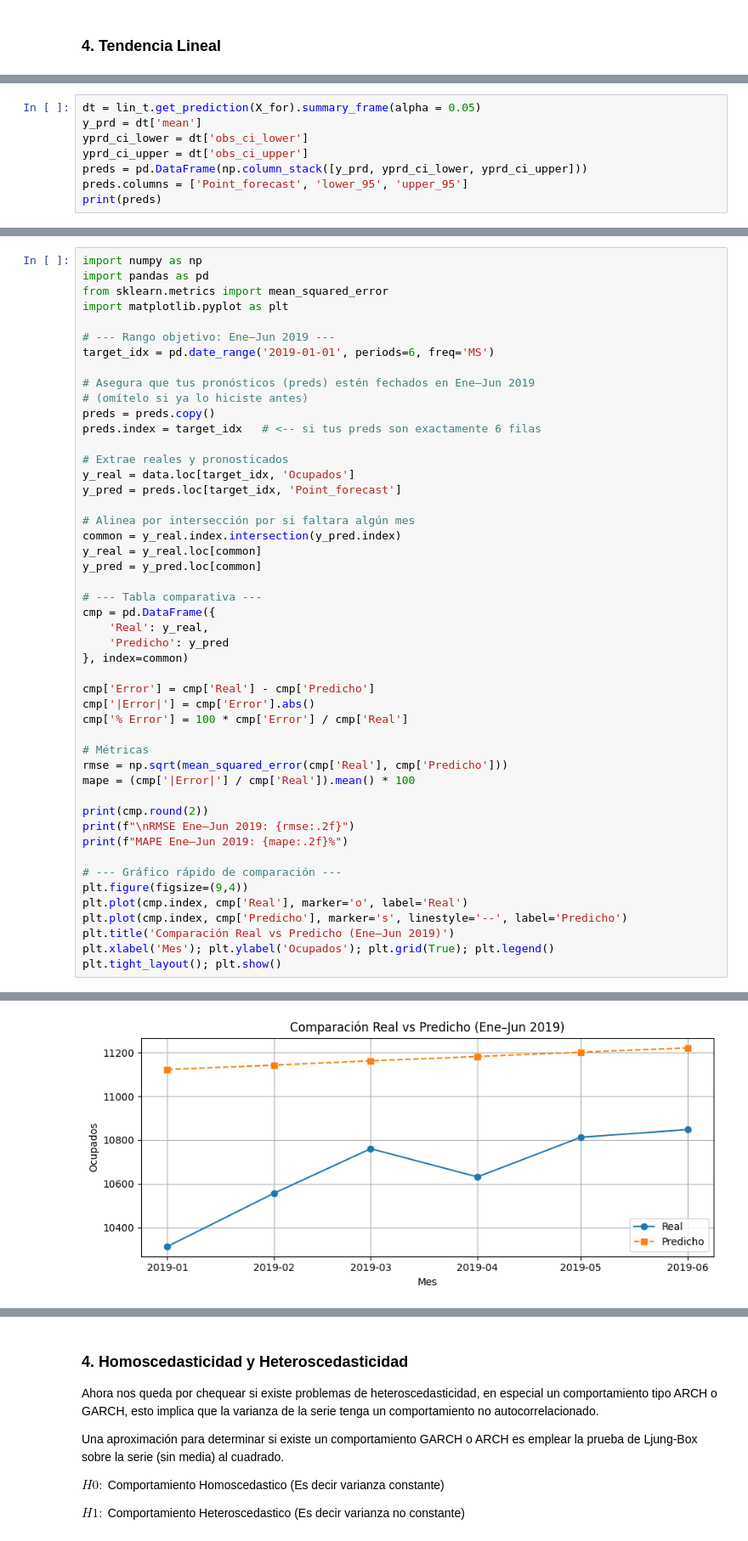
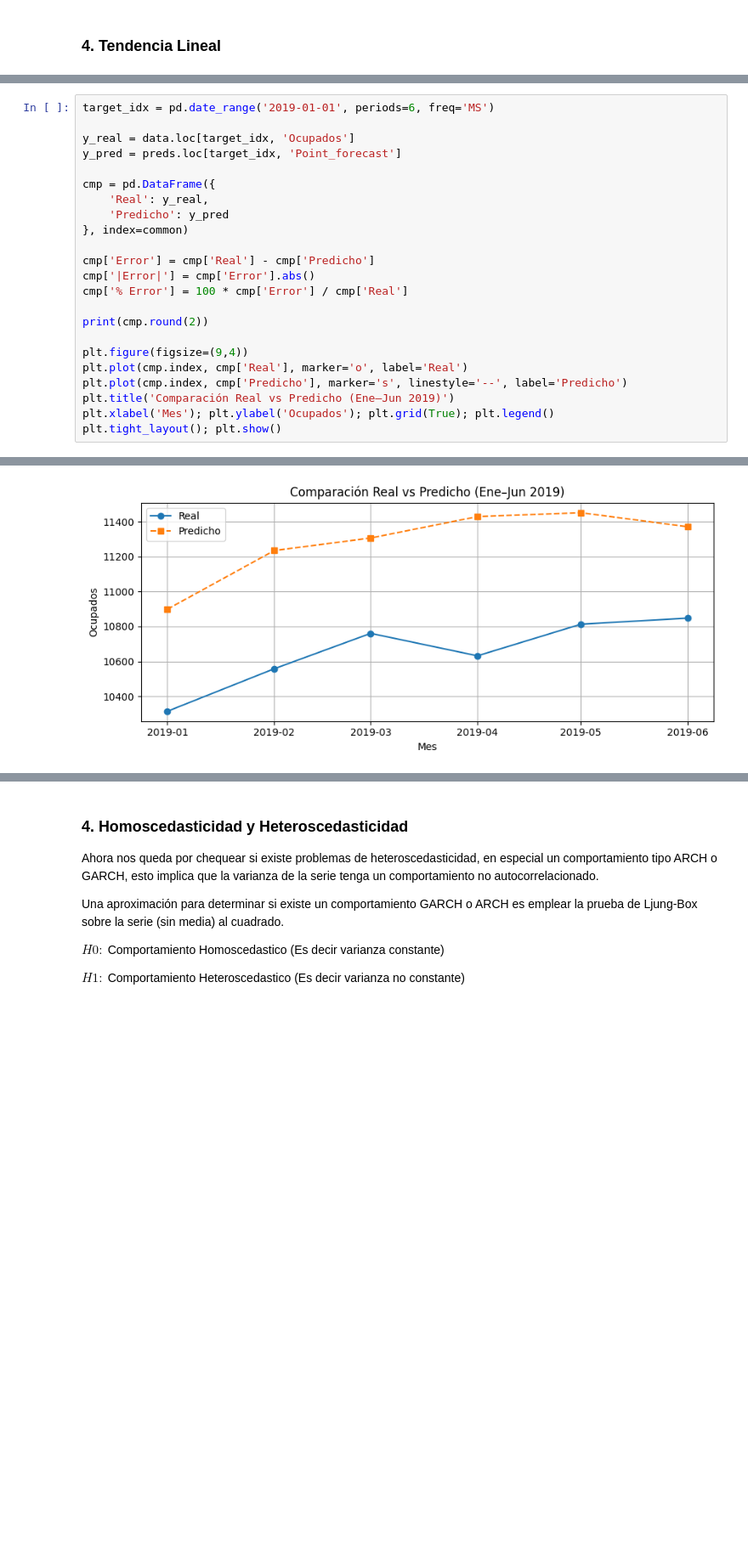
Before and after one commit to JulianEspinosaUrresti/ProyectoI-MIAA-2025, a Jupyter notebook: Taller_2_AAIII.ipynb, the cells around one changed output, grey strips where cells are left out. Shown: that part at 85% size. Drawn from its saved outputs; the diff is of its cells as text; blank space fills up the shorter version.

```diff
--- a/Taller_2_AAIII.ipynb
+++ b/Taller_2_AAIII.ipynb
@@ -183,8 +162,0 @@ X_for= sm.add_constant(x_for)
-# %%
-dt = lin_t.get_prediction(X_for).summary_frame(alpha = 0.05)
-y_prd = dt['mean']
-yprd_ci_lower = dt['obs_ci_lower']
-yprd_ci_upper = dt['obs_ci_upper']
-preds = pd.DataFrame(np.column_stack([y_prd, yprd_ci_lower, yprd_ci_upper]))
-preds.columns = ['Point_forecast', 'lower_95', 'upper_95']
-print(preds)
@@ -274,27 +202,9 @@ RMSE Ene–Jun 2019: 539.77
 # %%
-import numpy as np
-import pandas as pd
-from sklearn.metrics import mean_squared_error
-import matplotlib.pyplot as plt
-
-# --- Rango objetivo: Ene–Jun 2019 ---
 target_idx = pd.date_range('2019-01-01', periods=6, freq='MS')
 
-# Asegura que tus pronósticos (preds) estén fechados en Ene–Jun 2019
-# (omítelo si ya lo hiciste antes)
-preds = preds.copy()
-preds.index = target_idx   # <-- si tus preds son exactamente 6 filas
-
-# Extrae reales y pronosticados
 y_real = data.loc[target_idx, 'Ocupados']
 y_pred = preds.loc[target_idx, 'Point_forecast']
 
-# Alinea por intersección por si faltara algún mes
-common = y_real.index.intersection(y_pred.index)
-y_real = y_real.loc[common]
-y_pred = y_pred.loc[common]
-
-# --- Tabla comparativa ---
 cmp = pd.DataFrame({
     'Real': y_real,
     'Predicho': y_pred
@@ -304,15 +214,8 @@ cmp['Error'] = cmp['Real'] - cmp['Predicho']
 cmp['|Error|'] = cmp['Error'].abs()
 cmp['% Error'] = 100 * cmp['Error'] / cmp['Real']
 
-# Métricas
-rmse = np.sqrt(mean_squared_error(cmp['Real'], cmp['Predicho']))
-mape = (cmp['|Error|'] / cmp['Real']).mean() * 100
+print(cmp.round(2))
 
-print(cmp.round(2))
-print(f"\nRMSE Ene–Jun 2019: {rmse:.2f}")
-print(f"MAPE Ene–Jun 2019: {mape:.2f}%")
-
-# --- Gráfico rápido de comparación ---
 plt.figure(figsize=(9,4))
 plt.plot(cmp.index, cmp['Real'], marker='o', label='Real')
 plt.plot(cmp.index, cmp['Predicho'], marker='s', linestyle='--', label='Predicho')
@@ -333 +233 @@ MAPE Ene–Jun 2019: 4.88%
-[figure, old version]
+[figure, new version]
```
Also changed, not shown: parts of 36 cells of this notebook.
